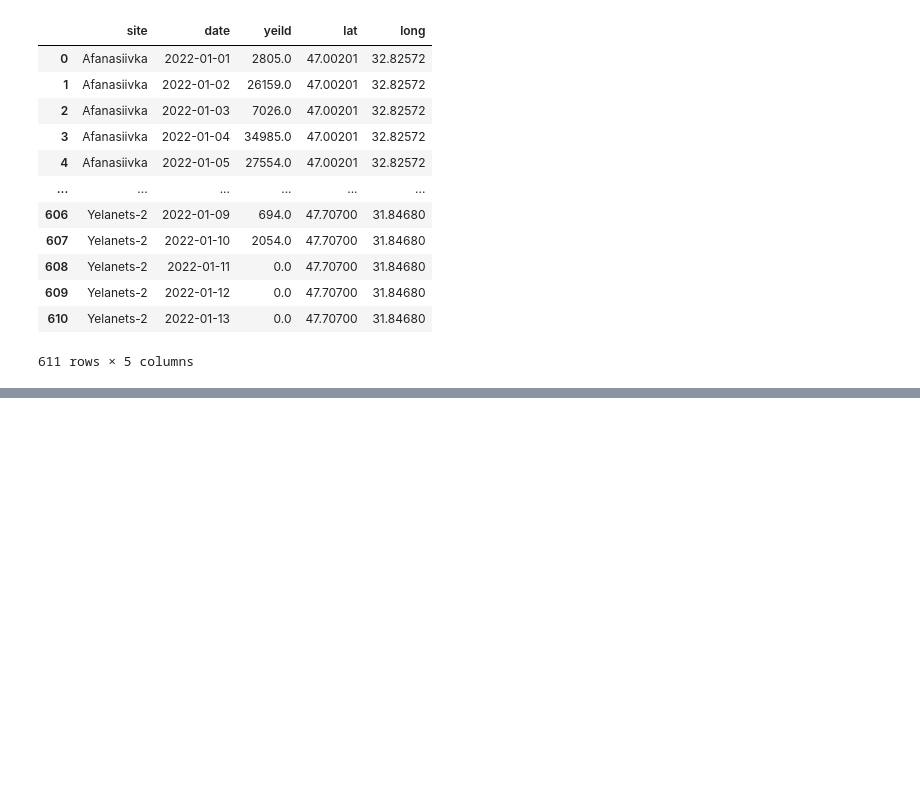
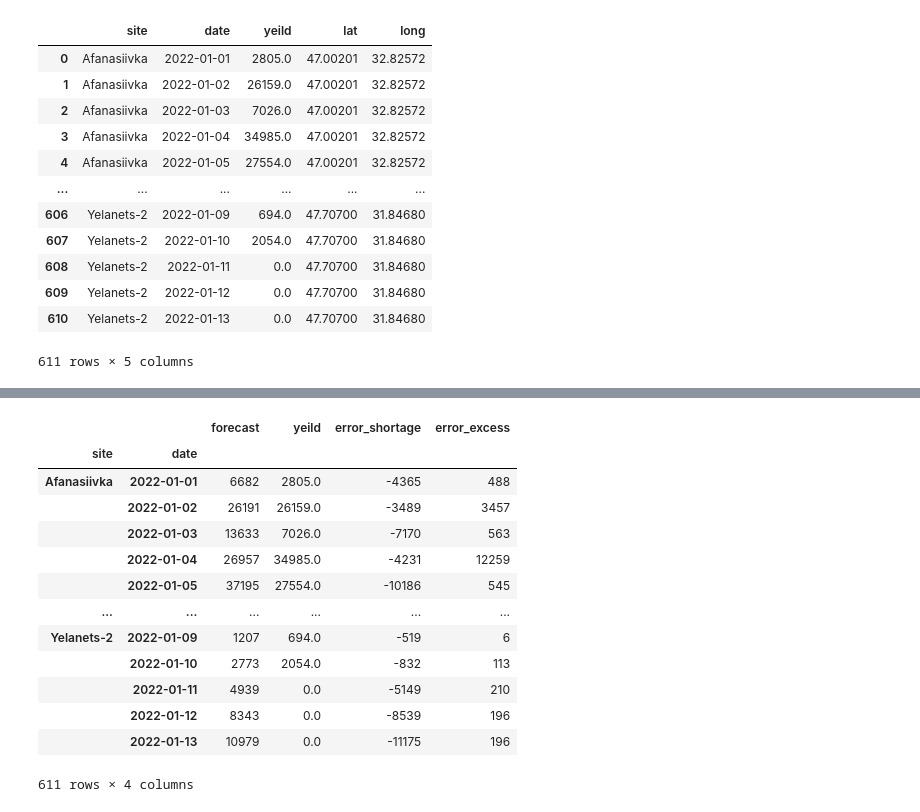
Before and after one commit to Vladykart/clean_dashboard, a Jupyter notebook: notebooks/data_praparation.ipynb, the cells around one changed output, grey strips where cells are left out. Cells and saved outputs as stored; diff of their text form; code cells hidden in the pictures; blank space fills up the shorter version.

```diff
--- a/notebooks/data_praparation.ipynb
+++ b/notebooks/data_praparation.ipynb
@@ -118,0 +93,33 @@ dtype: object
+# %%
+
+
+def assign_shortage_excess_err(df):
+    df = (df.assign(
+        error_shortage = lambda x: x['error'].apply(lambda x: x if x < 0 else 0),
+        error_excess = lambda x: x['error'].apply(lambda x: x if x > 0 else 0)
+            )
+        )
+    return df
+
+data = assign_shortage_excess_err(data)
+df_gg = data.groupby(by=['site', 'date'])
+df_aggregated = df_gg.agg({'forecast':'sum',
+                           'yeild':'sum',
+                           'error_shortage':'sum',
+                           'error_excess':'sum'})
+df_aggregated
+# %% [output]
+|  |  | forecast | yeild | error_shortage | error_excess |
+| site | date |  |  |  |  |
+| Afanasiivka | 2022-01-01 | 6682 | 2805.0 | -4365 | 488 |
+|  | 2022-01-02 | 26191 | 26159.0 | -3489 | 3457 |
+|  | 2022-01-03 | 13633 | 7026.0 | -7170 | 563 |
+|  | 2022-01-04 | 26957 | 34985.0 | -4231 | 12259 |
+|  | 2022-01-05 | 37195 | 27554.0 | -10186 | 545 |
+| ... | ... | ... | ... | ... | ... |
+| Yelanets-2 | 2022-01-09 | 1207 | 694.0 | -519 | 6 |
+|  | 2022-01-10 | 2773 | 2054.0 | -832 | 113 |
+|  | 2022-01-11 | 4939 | 0.0 | -5149 | 210 |
+|  | 2022-01-12 | 8343 | 0.0 | -8539 | 196 |
+|  | 2022-01-13 | 10979 | 0.0 | -11175 | 196 |
+611 rows × 4 columns
```
Also changed, not shown: parts of 10 cells of this notebook, 4 other files.
